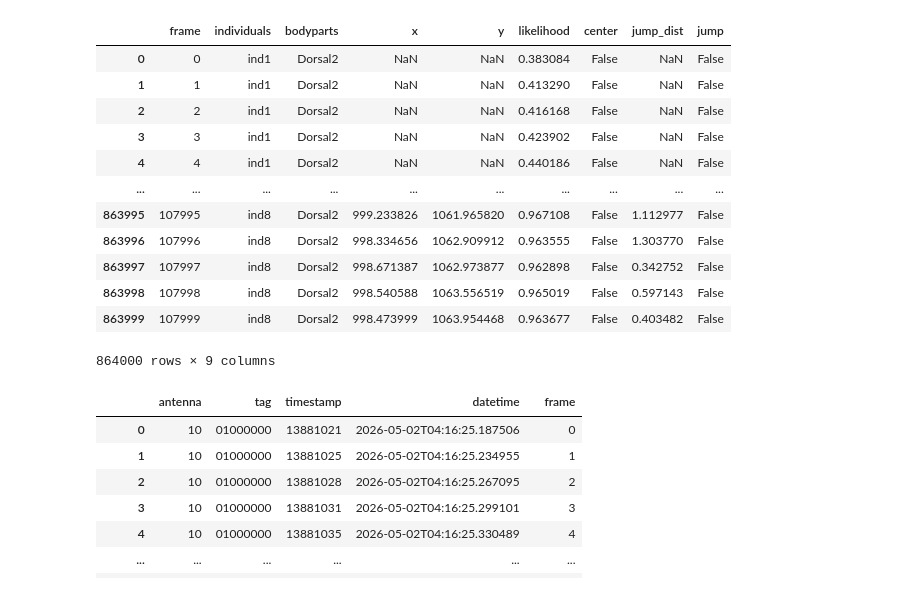
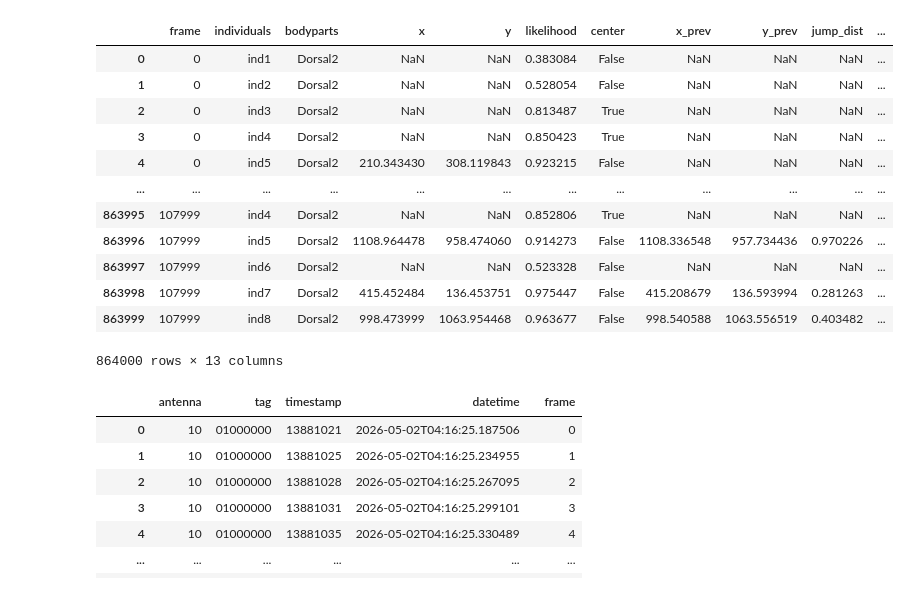
Before and after one commit to KonradDanielewski/DeepEcoHab, a Jupyter notebook: examples/reid_notebook.ipynb, the cells around one changed output. Drawn from its saved outputs; the diff is of its cells as text; code cells hidden in the pictures.

Commit message:
update handling disappearing and reappearing mice

```diff
--- a/examples/reid_notebook.ipynb
+++ b/examples/reid_notebook.ipynb
@@ -19,8 +19,8 @@ tracking_lf = pl.from_pandas(long_pdf).lazy().rename({'level_0':"frame"}).drop('
 # %%
 import numpy as np
 
-disappear_expr = (pl.col('x').is_null() & pl.col('x').shift().is_not_null() )
-reappear_expr = (pl.col('x').is_not_null() & pl.col('x').shift().is_null() )
+disappear_expr = (pl.col('x').is_null() & pl.col('x').shift().over("individuals").is_not_null() )
+reappear_expr = (pl.col('x').is_not_null() & pl.col('x').shift().over("individuals").is_null() )
 
 individuals = [f"ind{i}" for i in range(1, 9)]
 
@@ -57,14 +57,19 @@ tracking_lf = tracking_lf.filter(
     (pl.col("x").is_between(460,830) & pl.col("y").is_between(300,970)).fill_null(False).alias("center")
 ).with_columns(
     [pl.when(
-        ((pl.col("likelihood") >= 0.7)  & (pl.col('center').not_()))#magic numbers
+        ((pl.col("likelihood") >= 0.2)  & (pl.col('center').not_()))#magic numbers
     ).then(
         pl.col(c)
     ).otherwise(None).alias(c)
     for c in ["x", "y"]]
-).with_columns(
+).with_columns([
+    pl.col(c).shift().over("individuals").alias(f"{c}_prev")
+    for c in ["x", "y"]
+]).with_columns(
     sum(pl.col(c).diff().over('individuals').pow(2) for c in ['x','y']).sqrt().alias('jump_dist'),
     reappear_expr.fill_null(False).alias('reappeared'),
     disappear_expr.fill_null(False).alias('disappeared')
+).with_columns(
+    ((pl.col("jump_dist") >= 20) | pl.col('reappeared') | pl.col('disappeared')).fill_null(False).alias("jump")
 )
 #.drop(pl.col("likelihood"))#.collect()
@@ -145,21 +224,21 @@ out_df.to_hdf(
     mode="w",
 )
 # %%
-tracking_lf.collect(engine="streaming").to_pandas()
+tracking_lf.sort("frame").collect(engine="streaming").to_pandas()
 # %% [output]
-|  | frame | individuals | bodyparts | x | y | likelihood | center | jump_dist | jump |
-| 0 | 0 | ind1 | Dorsal2 | NaN | NaN | 0.383084 | False | NaN | False |
-| 1 | 1 | ind1 | Dorsal2 | NaN | NaN | 0.413290 | False | NaN | False |
-| 2 | 2 | ind1 | Dorsal2 | NaN | NaN | 0.416168 | False | NaN | False |
-| 3 | 3 | ind1 | Dorsal2 | NaN | NaN | 0.423902 | False | NaN | False |
-| 4 | 4 | ind1 | Dorsal2 | NaN | NaN | 0.440186 | False | NaN | False |
-| ... | ... | ... | ... | ... | ... | ... | ... | ... | ... |
-| 863995 | 107995 | ind8 | Dorsal2 | 999.233826 | 1061.965820 | 0.967108 | False | 1.112977 | False |
-| 863996 | 107996 | ind8 | Dorsal2 | 998.334656 | 1062.909912 | 0.963555 | False | 1.303770 | False |
-| 863997 | 107997 | ind8 | Dorsal2 | 998.671387 | 1062.973877 | 0.962898 | False | 0.342752 | False |
-| 863998 | 107998 | ind8 | Dorsal2 | 998.540588 | 1063.556519 | 0.965019 | False | 0.597143 | False |
-| 863999 | 107999 | ind8 | Dorsal2 | 998.473999 | 1063.954468 | 0.963677 | False | 0.403482 | False |
+|  | frame | individuals | bodyparts | x | y | likelihood | center | x_prev | y_prev | jump_dist | ... |
+| 0 | 0 | ind1 | Dorsal2 | NaN | NaN | 0.383084 | False | NaN | NaN | NaN | ... |
+| 1 | 0 | ind2 | Dorsal2 | NaN | NaN | 0.528054 | False | NaN | NaN | NaN | ... |
+| 2 | 0 | ind3 | Dorsal2 | NaN | NaN | 0.813487 | True | NaN | NaN | NaN | ... |
+| 3 | 0 | ind4 | Dorsal2 | NaN | NaN | 0.850423 | True | NaN | NaN | NaN | ... |
+| 4 | 0 | ind5 | Dorsal2 | 210.343430 | 308.119843 | 0.923215 | False | NaN | NaN | NaN | ... |
+| ... | ... | ... | ... | ... | ... | ... | ... | ... | ... | ... | ... |
+| 863995 | 107999 | ind4 | Dorsal2 | NaN | NaN | 0.852806 | True | NaN | NaN | NaN | ... |
+| 863996 | 107999 | ind5 | Dorsal2 | 1108.964478 | 958.474060 | 0.914273 | False | 1108.336548 | 957.734436 | 0.970226 | ... |
+| 863997 | 107999 | ind6 | Dorsal2 | NaN | NaN | 0.523328 | False | NaN | NaN | NaN | ... |
+| 863998 | 107999 | ind7 | Dorsal2 | 415.452484 | 136.453751 | 0.975447 | False | 415.208679 | 136.593994 | 0.281263 | ... |
+| 863999 | 107999 | ind8 | Dorsal2 | 998.473999 | 1063.954468 | 0.963677 | False | 998.540588 | 1063.556519 | 0.403482 | ... |
-864000 rows × 9 columns
+864000 rows × 13 columns
 # %%
 antenna_df = pl.scan_csv(
     "tracking_results/DeepEcoHAB_20260501_211615_antenna_data.csv",
```
Also changed, not shown: parts of 7 cells of this notebook.
